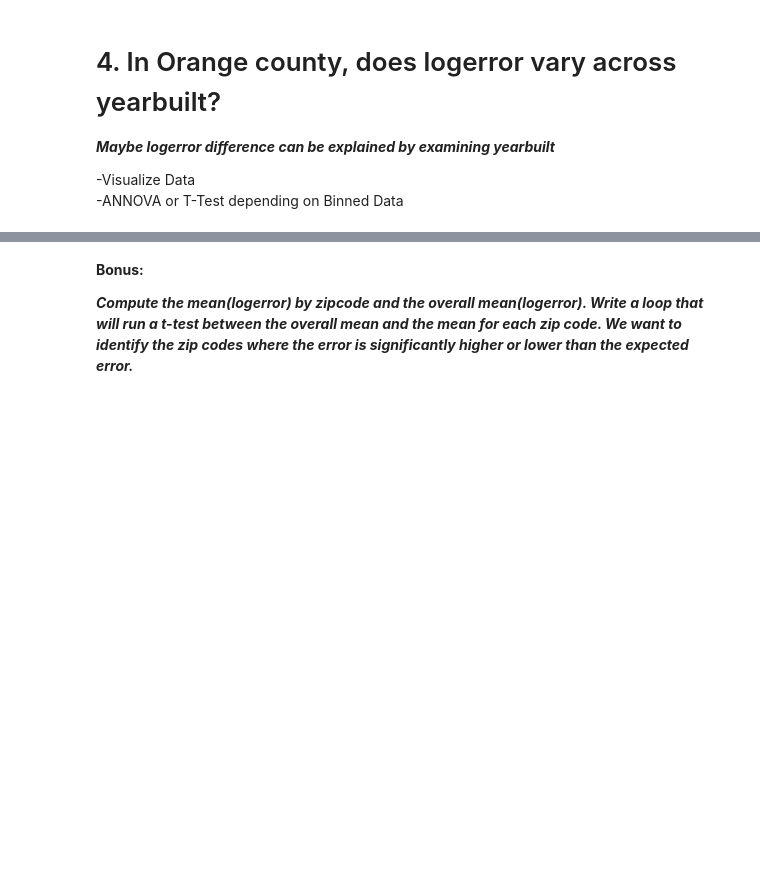
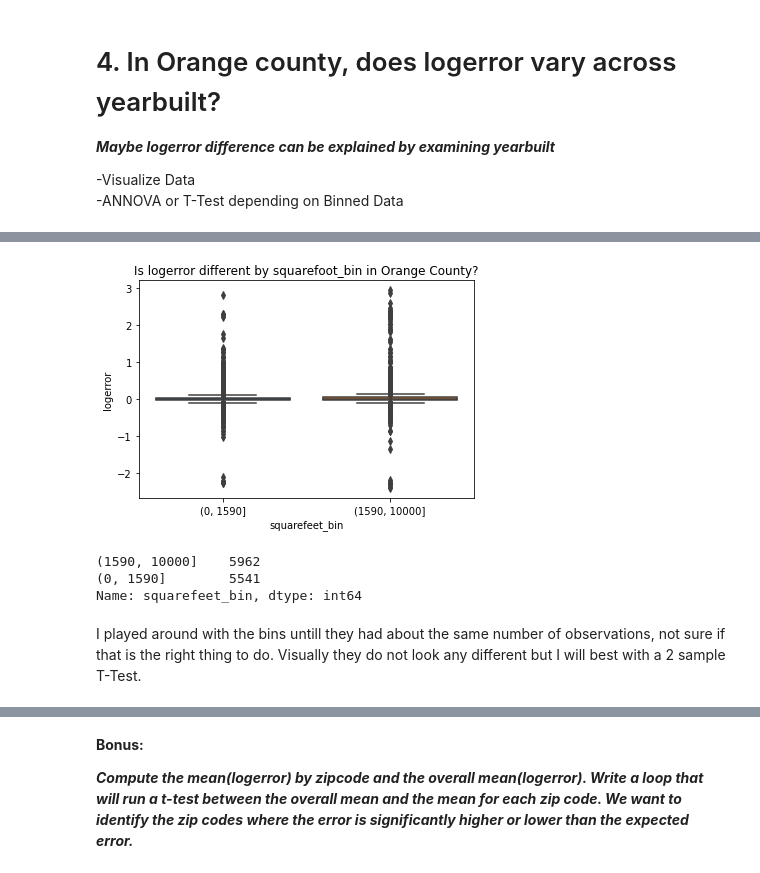
Before and after one commit to CSolitaire/clustering-exercises, a Jupyter notebook: explore_zillow.ipynb, the cells around one changed output, grey strips where cells are left out. Saved outputs shown, nothing was run; the diff lists cells and outputs as text; code cells hidden in the pictures; blank space fills up the shorter version.

```diff
--- a/explore_zillow.ipynb
+++ b/explore_zillow.ipynb
@@ -457,0 +616,17 @@ plt.show()
+# %%
+# New colum in dataframe and visualization
+
+or_df['squarefeet_bin'] = pd.cut(or_df.squarefeet, [0, 1590, 10000])
+sns.boxplot(or_df.squarefeet_bin, or_df.logerror)
+plt.title("Is logerror different by squarefoot_bin in Orange County?")
+plt.show()
+# %% [output]
+[figure, added]
+# %%
+or_df.squarefeet_bin.value_counts()
+# %% [output]
+(1590, 10000]    5962
+(0, 1590]        5541
+Name: squarefeet_bin, dtype: int64
+# %% [markdown]
+I played around with the bins untill they had about the same number of observations, not sure if that is the right thing to do.  Visually they do not look any different but I will best with a 2 sample T-Test.
```
Also changed, not shown: parts of 38 cells of this notebook.
